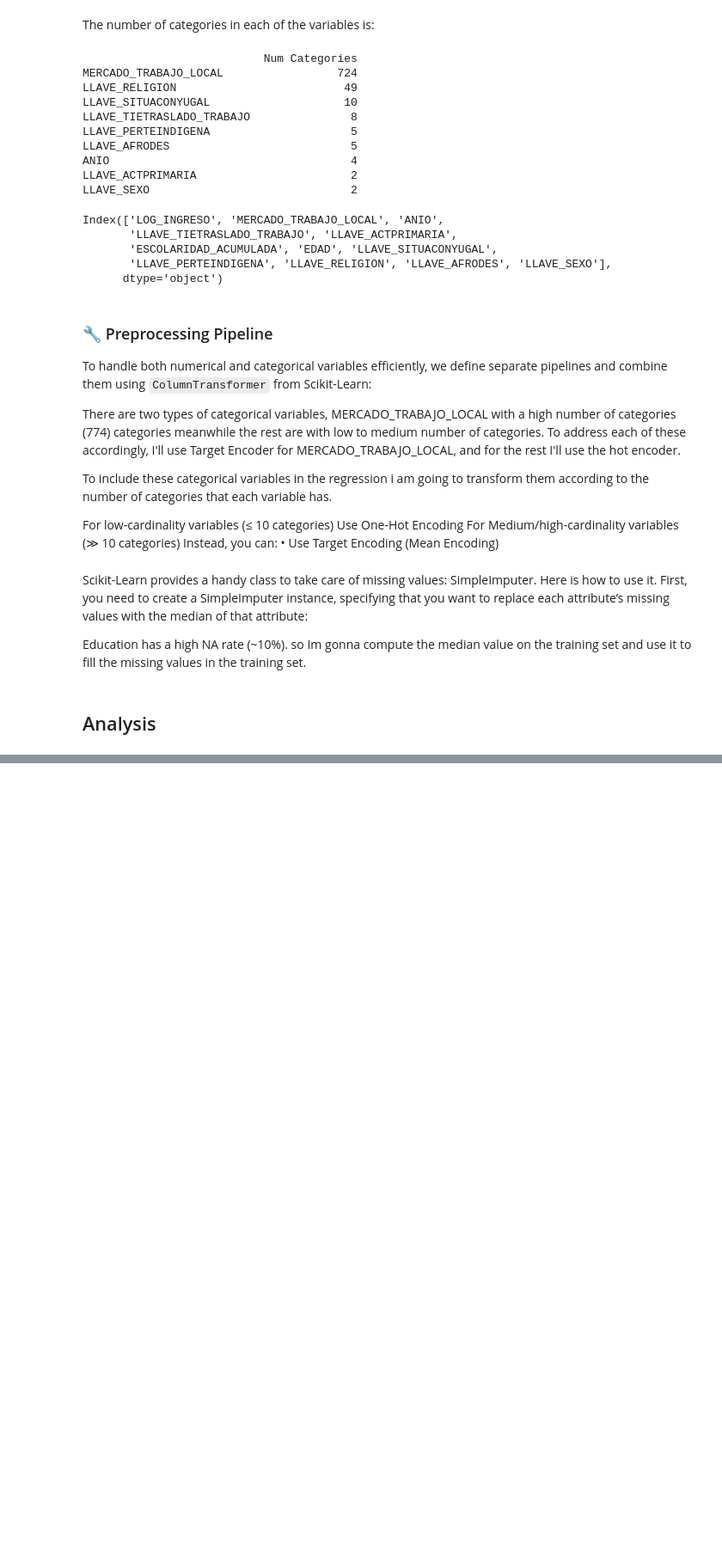
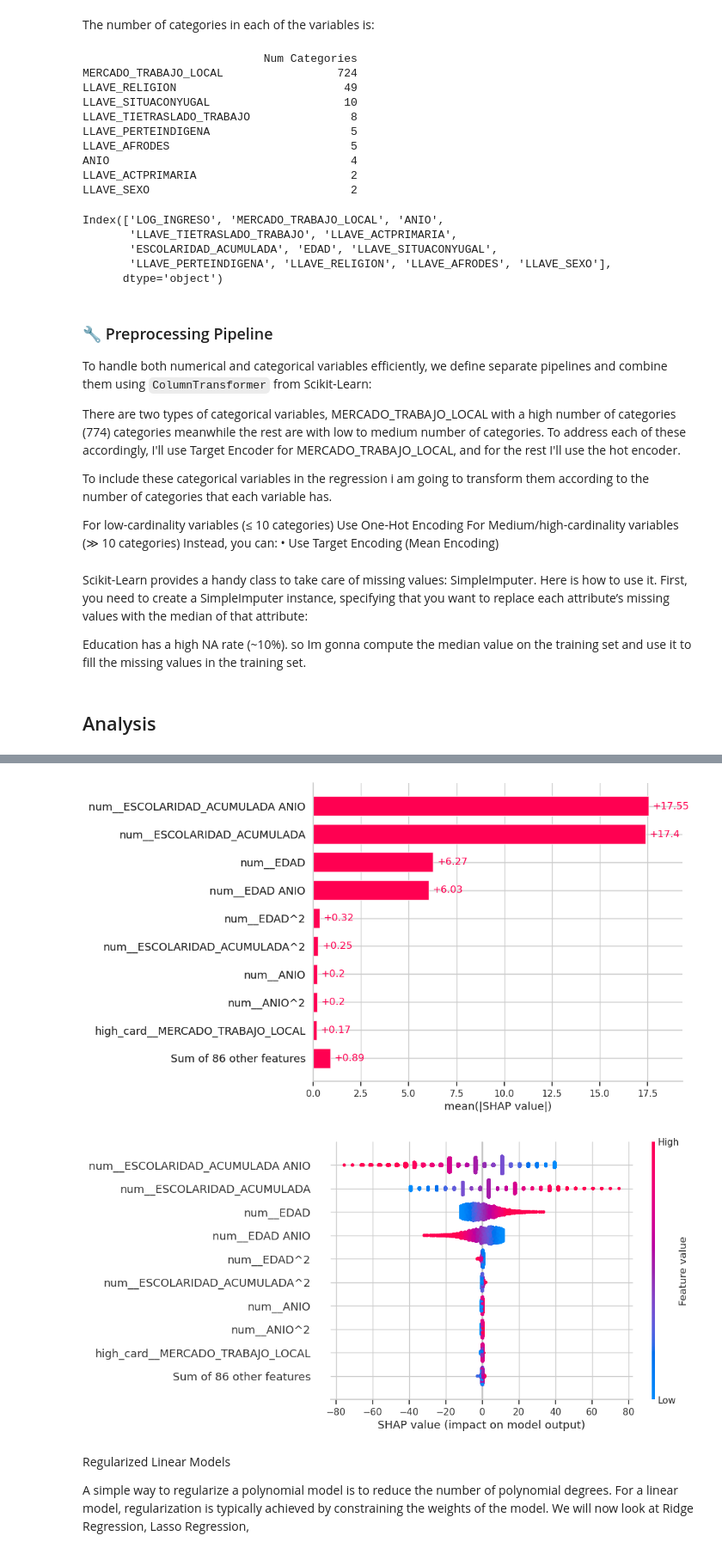
Before and after one commit to AnahiRM/Project-IncomeDeterminantsMexico, a Jupyter notebook: code/02_exploration.ipynb, the cells around one changed output, grey strips where cells are left out. Shown at 86% size. Cells and saved outputs as stored; diff of their text form; code cells hidden in the pictures; blank space fills up the shorter version.

```diff
--- a/code/02_exploration.ipynb
+++ b/code/02_exploration.ipynb
@@ -759,0 +869,25 @@ Variance of MSE: 0.0012086863882993344
+# %%
+# ✅ SHAP explainer for Linear Regression
+explainer = shap.LinearExplainer(model, X_train_prepared, feature_perturbation="interventional")
+
+# ✅ Compute SHAP values
+shap_values = explainer(X_train_prepared)
+
+# ✅ Use feature names in plot
+shap_values.feature_names = full_pipeline.get_feature_names_out().tolist()
+
+# ✅ SHAP bar plot with feature names
+shap.plots.bar(shap_values, max_display=15)
+
+# (Optional) SHAP beeswarm with names
+shap.plots.beeswarm(shap_values, max_display=15)
+# %% [output]
+[figure, added]
+[figure, added]
+# %% [markdown]
+Regularized Linear Models
+
+A simple way to regularize a polynomial model is to reduce
+the number of polynomial degrees.
+For a linear model, regularization is typically achieved by constraining the weights of
+the model. We will now look at Ridge Regression, Lasso Regression,
```
Also changed, not shown: parts of 31 cells of this notebook, 1 other file.
